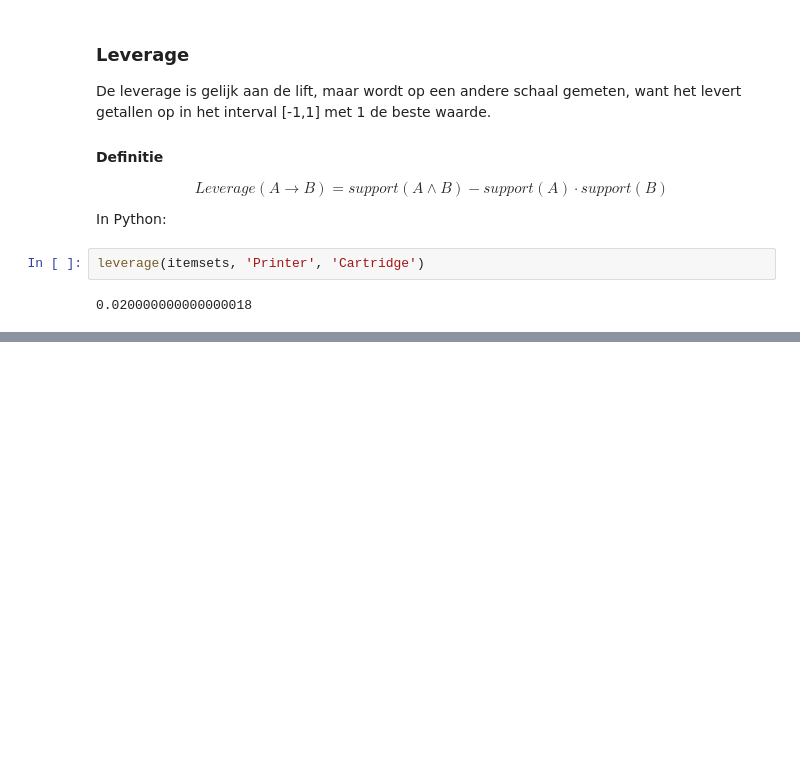
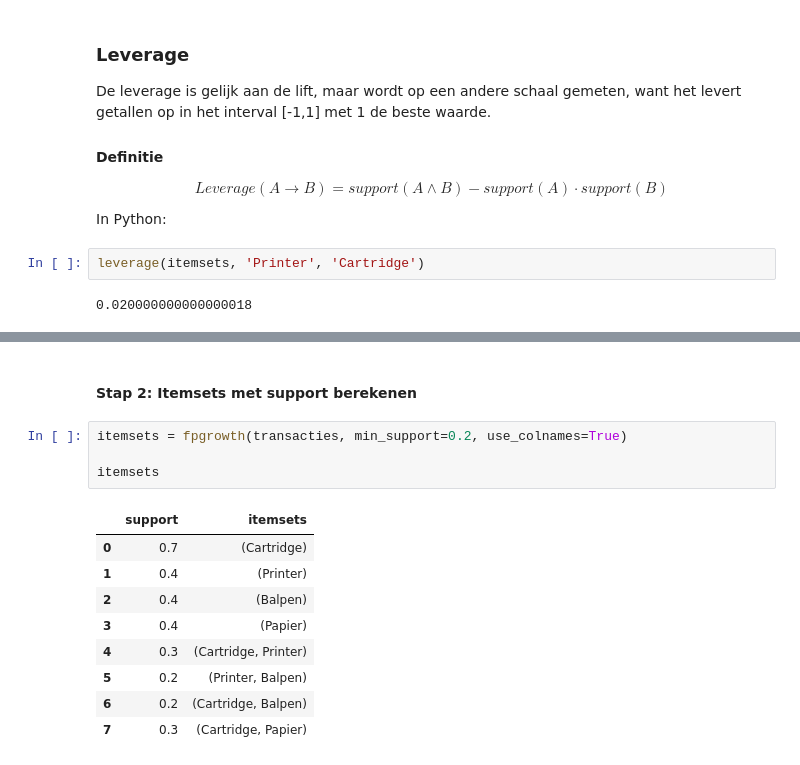
Before and after one commit to zouffke/Datascience2, a Jupyter notebook: p3/5_Associatieregels/Samenvatting.ipynb, the cells around one changed output, grey strips where cells are left out. Saved outputs shown, nothing was run; the diff lists cells and outputs as text; blank space fills up the shorter version.

```diff
--- a/p3/5_Associatieregels/Samenvatting.ipynb
+++ b/p3/5_Associatieregels/Samenvatting.ipynb
@@ -328,0 +382,16 @@ leverage(itemsets, 'Printer', 'Cartridge')
+# %% [markdown]
+#### Stap 2: Itemsets met support berekenen
+# %%
+itemsets = fpgrowth(transacties, min_support=0.2, use_colnames=True)
+
+itemsets
+# %% [output]
+|  | support | itemsets |
+| 0 | 0.7 | (Cartridge) |
+| 1 | 0.4 | (Printer) |
+| 2 | 0.4 | (Balpen) |
+| 3 | 0.4 | (Papier) |
+| 4 | 0.3 | (Cartridge, Printer) |
+| 5 | 0.2 | (Printer, Balpen) |
+| 6 | 0.2 | (Cartridge, Balpen) |
+| 7 | 0.3 | (Cartridge, Papier) |
```
Also changed, not shown: parts of 11 cells of this notebook, 1 other file.
